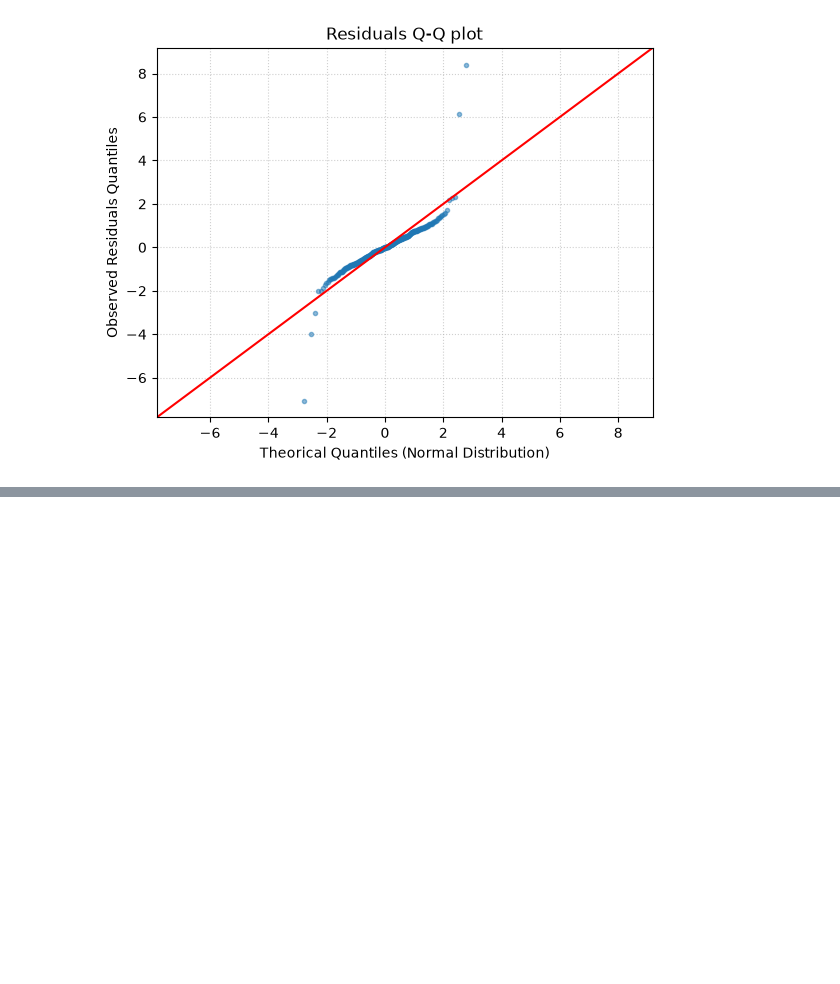
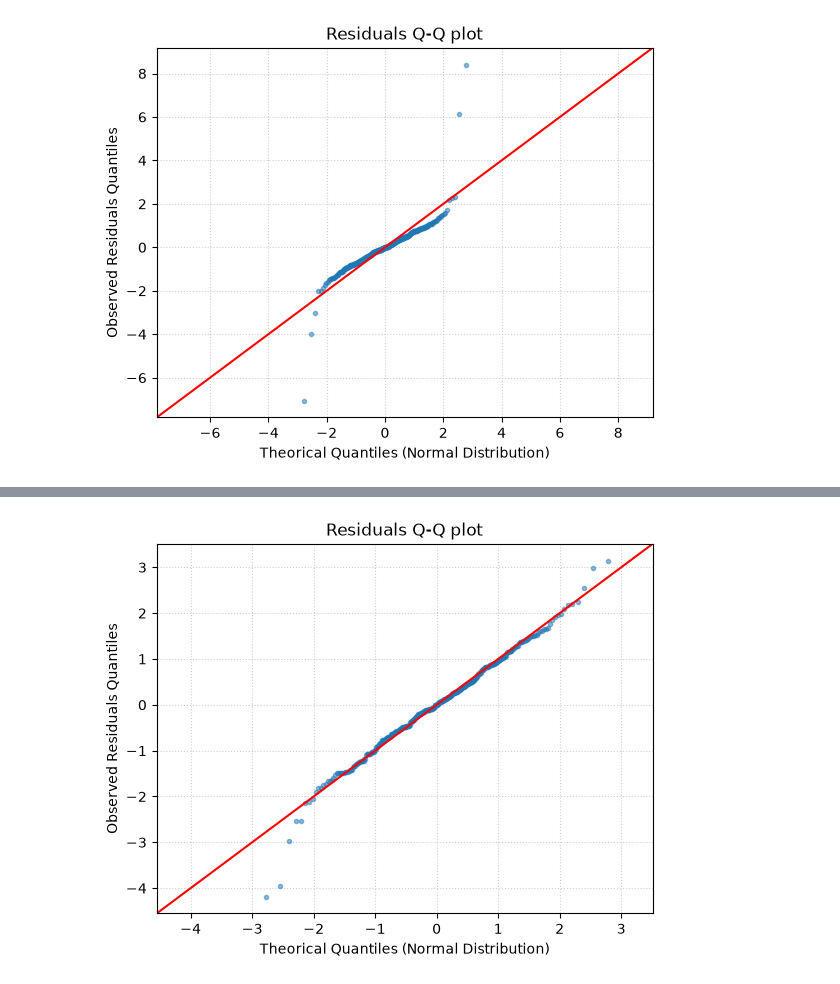
Before and after one commit to margaridardsf/Projeto-Machine-Learning, a Jupyter notebook: prototipo/training_code/grid_search.ipynb, the cells around one changed output, grey strips where cells are left out. Saved outputs shown, nothing was run; the diff lists cells and outputs as text; code cells hidden in the pictures; blank space fills up the shorter version.

```diff
--- a/prototipo/training_code/grid_search.ipynb
+++ b/prototipo/training_code/grid_search.ipynb
@@ -1427,0 +1489,9 @@ plt.show()
+# %%
+import matplotlib.pyplot as plt
+import seaborn as sns
+import statsmodels.api as sm
+
+# predictions of the model in `res` for the test year
+features = res['features']
+X_test_scaled = res['scaler'].transform(data['X_test'][features])   # scaler fitted on train only
+y_pred_model = res['model'].predict(X_test_scaled)                  # model scale (log if use_log)
@@ -1427,0 +1569,15 @@ plt.show()
+# %%
+# Gráfico Q-Q
+fig = sm.qqplot(residuals, line='45', fit=True) # 'line="45"' adiciona a linha de referência ideal da distribuição normal
+
+fig.gca().lines[0].set_markersize(3)
+fig.gca().lines[0].set_alpha(0.5)
+
+plt.title('Residuals Q-Q plot')
+plt.xlabel('Theorical Quantiles (Normal Distribution)')
+plt.ylabel('Observed Residuals Quantiles')
+plt.grid(True, linestyle=':', alpha=0.6)
+
+plt.show()
+# %% [output]
+[figure, added]
```
Also changed, not shown: parts of 8 cells of this notebook, 1 other file.
